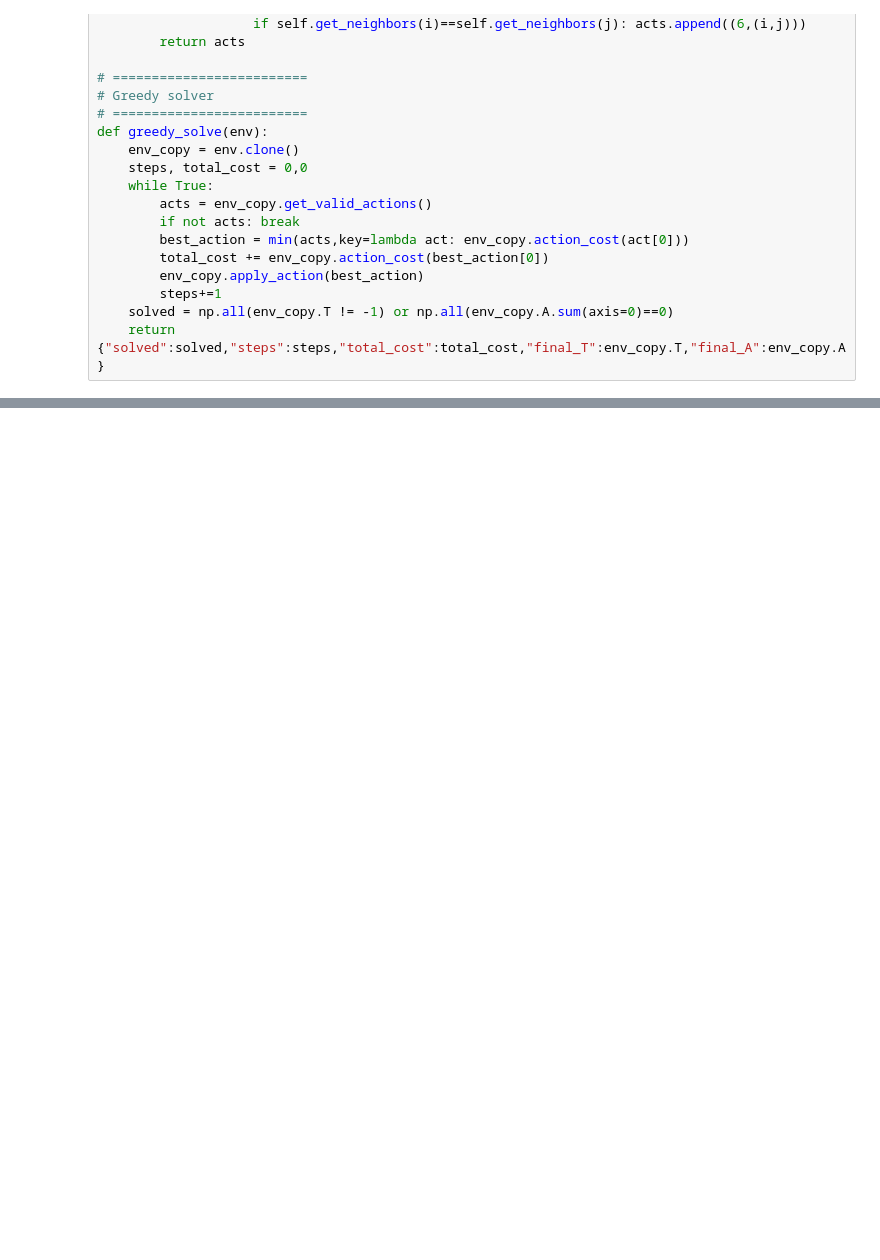
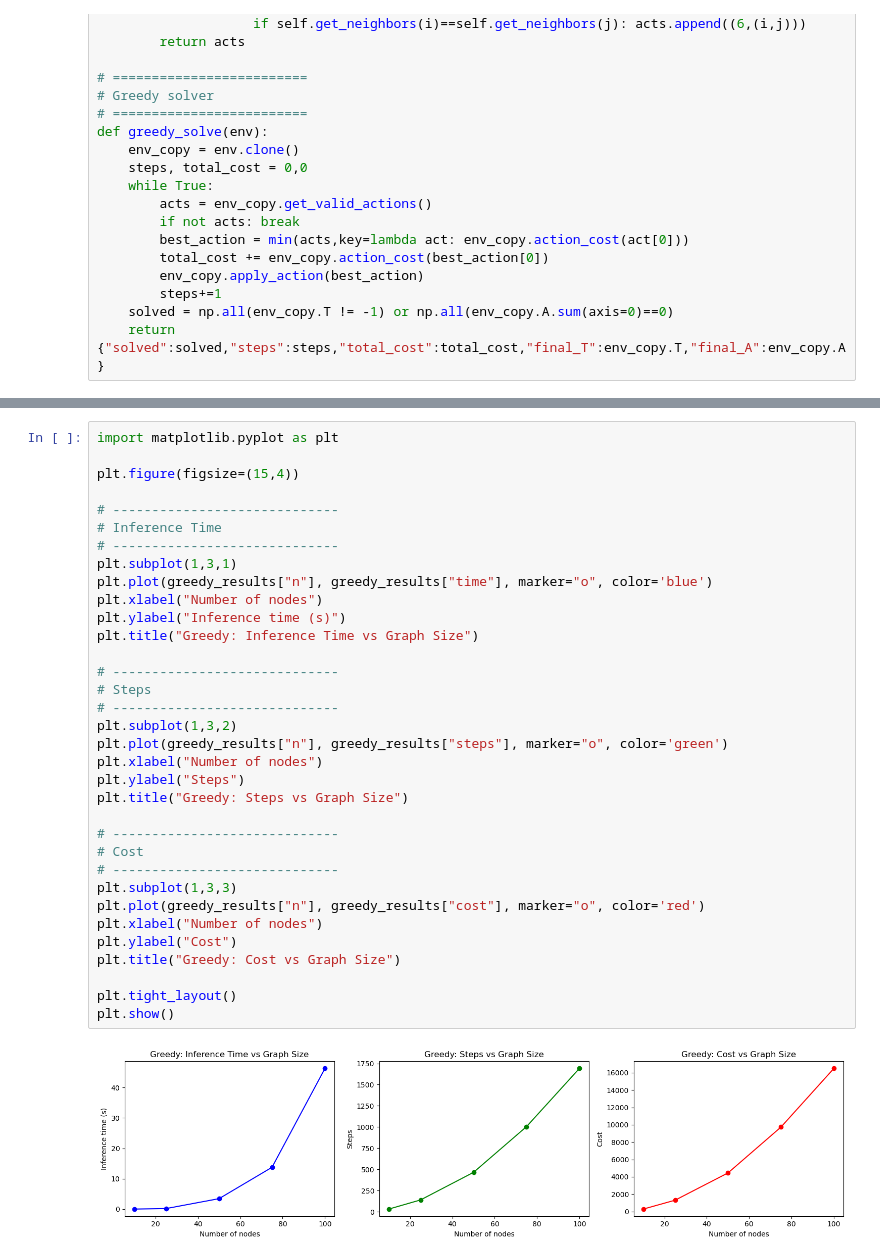
Before and after one commit to suryargv27/photonic-graph-sequence-generator, a Jupyter notebook: greedy.ipynb, the cells around one changed output, grey strips where cells are left out. Saved outputs shown, nothing was run; the diff lists cells and outputs as text; blank space fills up the shorter version.

```diff
--- a/greedy.ipynb
+++ b/greedy.ipynb
@@ -114,0 +147,36 @@ Test Graph 1
+# %%
+import matplotlib.pyplot as plt
+
+plt.figure(figsize=(15,4))
+
+# -----------------------------
+# Inference Time
+# -----------------------------
+plt.subplot(1,3,1)
+plt.plot(greedy_results["n"], greedy_results["time"], marker="o", color='blue')
+plt.xlabel("Number of nodes")
+plt.ylabel("Inference time (s)")
+plt.title("Greedy: Inference Time vs Graph Size")
+
+# -----------------------------
+# Steps
+# -----------------------------
+plt.subplot(1,3,2)
+plt.plot(greedy_results["n"], greedy_results["steps"], marker="o", color='green')
+plt.xlabel("Number of nodes")
+plt.ylabel("Steps")
+plt.title("Greedy: Steps vs Graph Size")
+
+# -----------------------------
+# Cost
+# -----------------------------
+plt.subplot(1,3,3)
+plt.plot(greedy_results["n"], greedy_results["cost"], marker="o", color='red')
+plt.xlabel("Number of nodes")
+plt.ylabel("Cost")
+plt.title("Greedy: Cost vs Graph Size")
+
+plt.tight_layout()
+plt.show()
+# %% [output]
+[figure, added]
```
Also changed, not shown: parts of 1 cell of this notebook, 8 other files.
